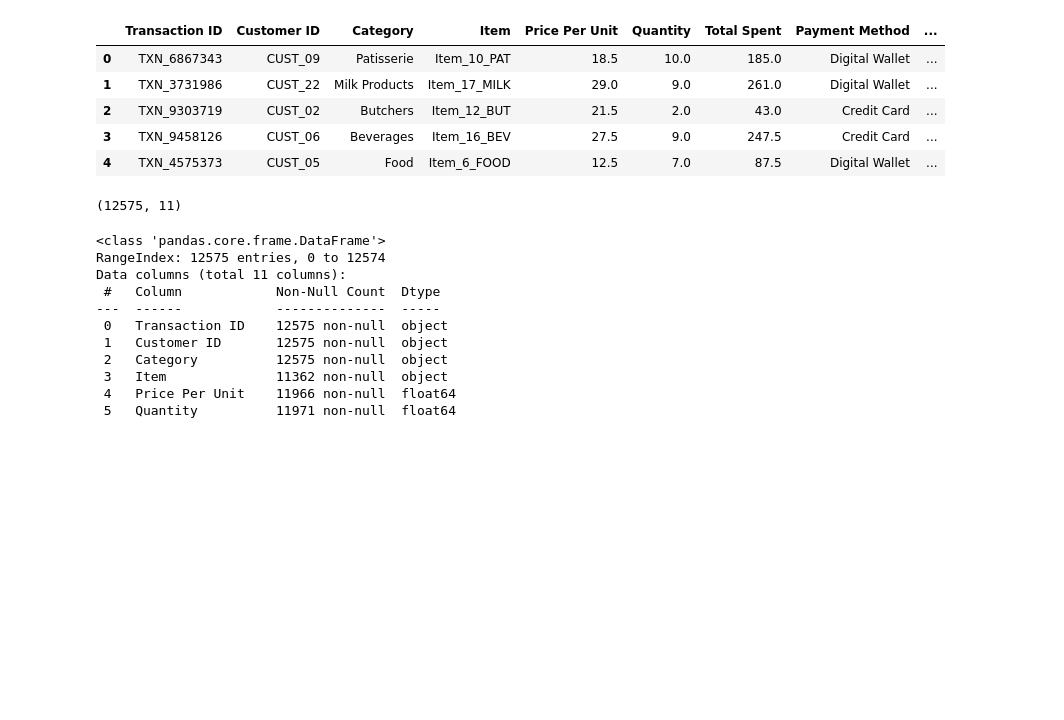
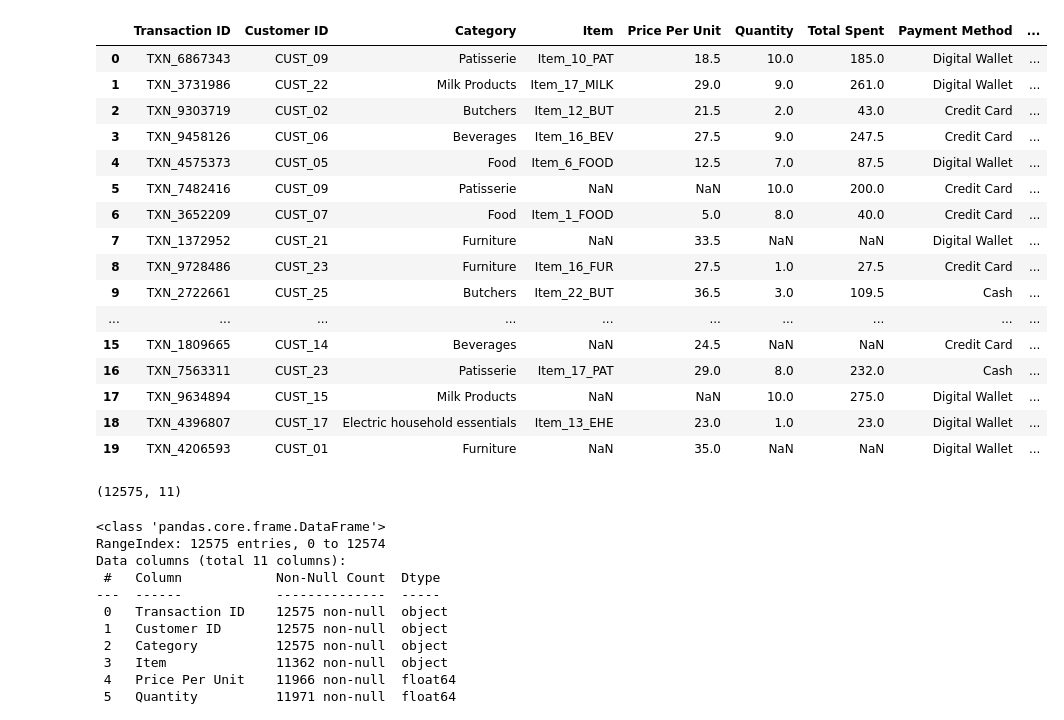
Before and after one commit to Maxwell-Selassie/Retail-Stores-Sales, a Jupyter notebook: notebooks/eda.ipynb, the cells around one changed output. Drawn from its saved outputs; the diff is of its cells as text; code cells hidden in the pictures; blank space fills up the shorter version.

Commit message:
Retail store sales

```diff
--- a/notebooks/eda.ipynb
+++ b/notebooks/eda.ipynb
@@ -43,16 +43,27 @@ from pathlib import Path
 #         'Describe' : df.describe(include='all')
 #     }
 # %%
-df = pd.read_csv('../data/retail_store_sales.csv')
+df = pd.read_csv('../data/raw/retail_store_sales.csv')
 # %%
-df.head()
+df.head(20)
 # %% [output]
 |  | Transaction ID | Customer ID | Category | Item | Price Per Unit | Quantity | Total Spent | Payment Method | ... |
 | 0 | TXN_6867343 | CUST_09 | Patisserie | Item_10_PAT | 18.5 | 10.0 | 185.0 | Digital Wallet | ... |
 | 1 | TXN_3731986 | CUST_22 | Milk Products | Item_17_MILK | 29.0 | 9.0 | 261.0 | Digital Wallet | ... |
 | 2 | TXN_9303719 | CUST_02 | Butchers | Item_12_BUT | 21.5 | 2.0 | 43.0 | Credit Card | ... |
 | 3 | TXN_9458126 | CUST_06 | Beverages | Item_16_BEV | 27.5 | 9.0 | 247.5 | Credit Card | ... |
 | 4 | TXN_4575373 | CUST_05 | Food | Item_6_FOOD | 12.5 | 7.0 | 87.5 | Digital Wallet | ... |
+| 5 | TXN_7482416 | CUST_09 | Patisserie | NaN | NaN | 10.0 | 200.0 | Credit Card | ... |
+| 6 | TXN_3652209 | CUST_07 | Food | Item_1_FOOD | 5.0 | 8.0 | 40.0 | Credit Card | ... |
+| 7 | TXN_1372952 | CUST_21 | Furniture | NaN | 33.5 | NaN | NaN | Digital Wallet | ... |
+| 8 | TXN_9728486 | CUST_23 | Furniture | Item_16_FUR | 27.5 | 1.0 | 27.5 | Credit Card | ... |
+| 9 | TXN_2722661 | CUST_25 | Butchers | Item_22_BUT | 36.5 | 3.0 | 109.5 | Cash | ... |
+| ... | ... | ... | ... | ... | ... | ... | ... | ... | ... |
+| 15 | TXN_1809665 | CUST_14 | Beverages | NaN | 24.5 | NaN | NaN | Credit Card | ... |
+| 16 | TXN_7563311 | CUST_23 | Patisserie | Item_17_PAT | 29.0 | 8.0 | 232.0 | Cash | ... |
+| 17 | TXN_9634894 | CUST_15 | Milk Products | NaN | NaN | 10.0 | 275.0 | Digital Wallet | ... |
+| 18 | TXN_4396807 | CUST_17 | Electric household essentials | Item_13_EHE | 23.0 | 1.0 | 23.0 | Digital Wallet | ... |
+| 19 | TXN_4206593 | CUST_01 | Furniture | NaN | 35.0 | NaN | NaN | Digital Wallet | ... |
 # %%
 df.shape
 # %% [output]
```
Also changed, not shown: parts of 1 cell of this notebook, 4 other files.
